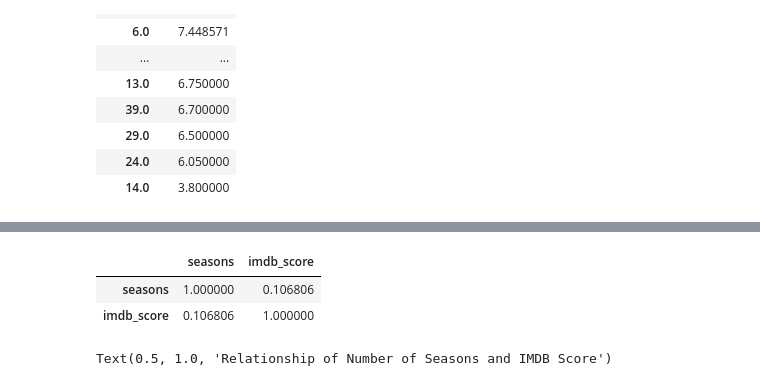
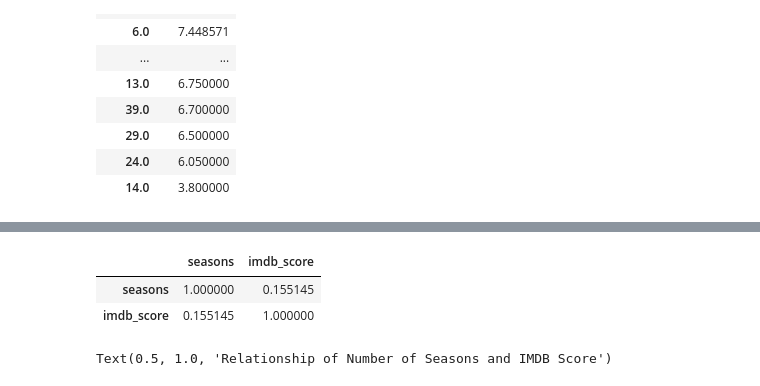
Before and after one commit to RJ0514/CSMODEL_Case_Study, a Jupyter notebook: Phase1.ipynb, the cells around one changed output, grey strips where cells are left out. Saved outputs shown, nothing was run; the diff lists cells and outputs as text; code cells hidden in the pictures.

Commit message:
Visualization and Spearman Correlation

```diff
--- a/Phase1.ipynb
+++ b/Phase1.ipynb
@@ -379,10 +388,10 @@ season_rating.sort_values(("imdb_score", "mean"), ascending=False)
 # %%
 seasons_score = nx_df[['seasons', 'imdb_score']]
-seasons_score.corr()
+seasons_score.corr(method="spearman")
 # %% [output]
 |  | seasons | imdb_score |
-| seasons | 1.000000 | 0.106806 |
-| imdb_score | 0.106806 | 1.000000 |
+| seasons | 1.000000 | 0.155145 |
+| imdb_score | 0.155145 | 1.000000 |
 # %%
 seasons_score.plot.scatter(x='seasons', y='imdb_score', alpha=0.5)
 plt.title('Relationship of Number of Seasons and IMDB Score')
```
Also changed, not shown: parts of 1 cell of this notebook.
